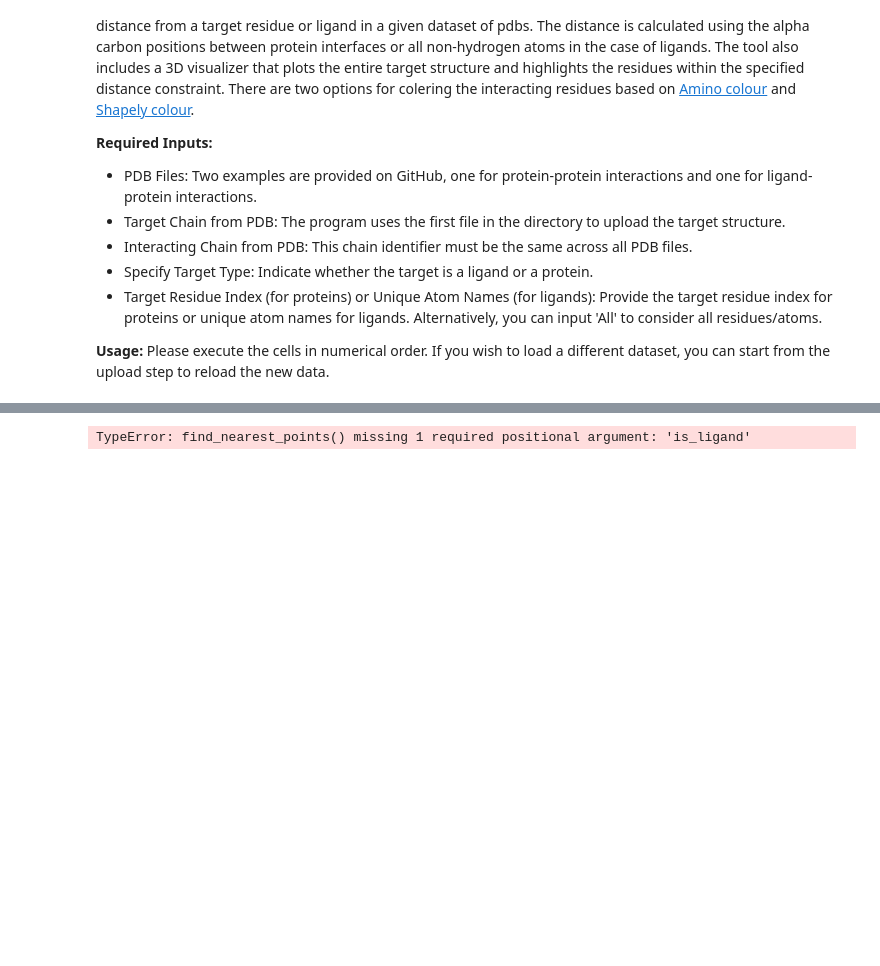
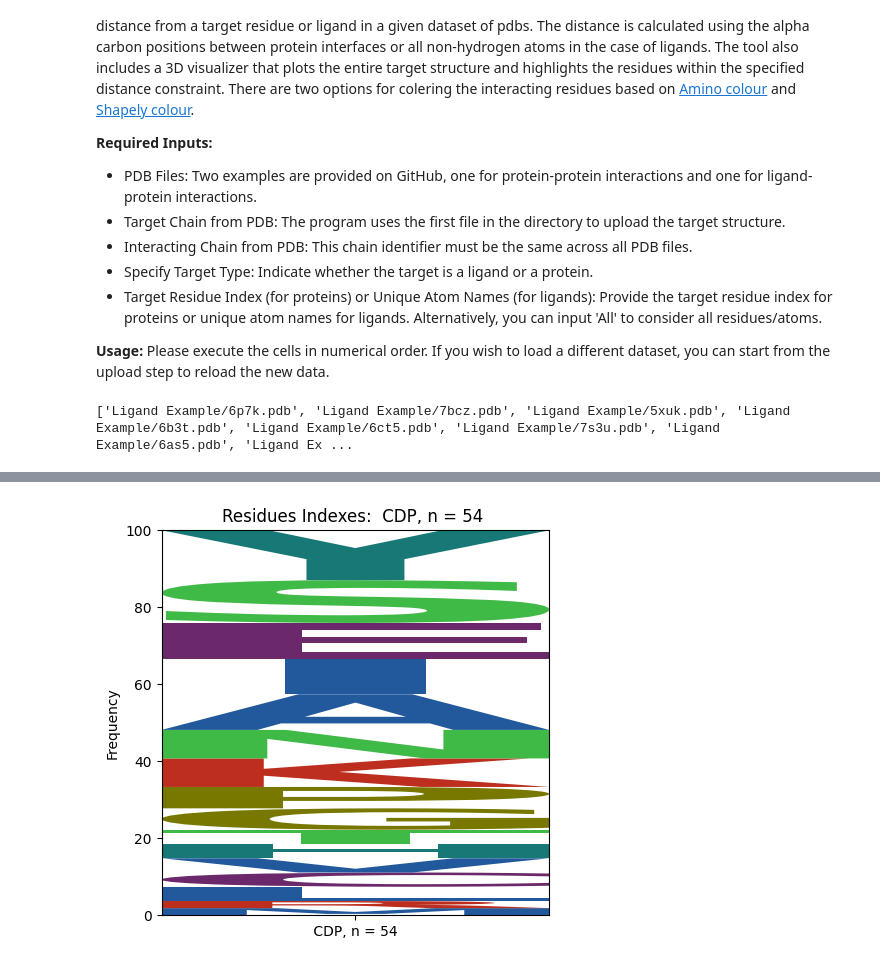
Before and after one commit to DanielP520/sequence_logo_project, a Jupyter notebook: LogoMaker.ipynb, the cells around one changed output, grey strips where cells are left out. Cells and saved outputs as stored; diff of their text form; code cells hidden in the pictures; blank space fills up the shorter version.

```diff
--- a/LogoMaker.ipynb
+++ b/LogoMaker.ipynb
@@ -66,7 +69,7 @@ protein_protein_example_data = False  #@param {type:"boolean"}
 protein_ligand_example_data = True  #@param {type:"boolean"}
 if uploaded_data_set:
   zip_files = glob.glob("temp/" +"*.zip")
-  files = zip_files + tar_files + rar_files
+  files = zip_files
   pdb_files =[]
   for zip in files:
       extract_file(zip, "temp")
@@ -77,6 +80,10 @@ elif protein_ligand_example_data:
   pdb_files = glob.glob("Ligand Example/" + "*.pdb")
 elif protein_protein_example_data:
     pdb_files = glob.glob("Protein Example/" + "*.pdb")
+
+print(pdb_files)
+# %% [output]
+['Ligand Example/6p7k.pdb', 'Ligand Example/7bcz.pdb', 'Ligand Example/5xuk.pdb', 'Ligand Example/6b3t.pdb', 'Ligand Example/6ct5.pdb', 'Ligand Example/7s3u.pdb', 'Ligand Example/6as5.pdb', 'Ligand Ex ...
 # %%
 #@title ##3. Select target and binding chains.
 
@@ -84,11 +91,11 @@ elif protein_protein_example_data:
 
 #@markdown You can also type 'all' to plot all residues or atoms.
 
-target_chain = ""#@param {type:"string"}
-binding_chain = ""#@param {type:"string"}
-to_plot = "all\""#@param {type:"string"}
-is_ligand = False #@param {type:"boolean"}
-distance = '' #@param {type:"string"}
+target_chain = "X"#@param {type:"string"}
+binding_chain = "A"#@param {type:"string"}
+to_plot = "all"#@param {type:"string"}
+is_ligand = True #@param {type:"boolean"}
+distance = '8' #@param {type:"string"}
 distance = int(distance)
 
 if to_plot == "all":
@@ -100,13 +107,11 @@ else:
     else:
       plot_list =[int(x) for x in to_plot.split(",")]
 # %%
-
-
 #@title #4. Plot points in 3d viewer
 #@markdown This might take a couple of minutes depending of the size of the data set. Takes ~1 around one minute for protein-protein example.
 from matplotlib.pyplot import plot
 configure_plotly_browser_state()
-df_target,df_binder = sequence_logo_main.plot(pdb_files, target_chain,binding_chain,is_ligand,plot_list)
+df_target,df_binder = sequence_logo_main.plot(pdb_files, target_chain,binding_chain,is_ligand,plot_list, distance)
 # %% [output]
 [interactive output not drawn]
 # %%
@@ -116,7 +121,7 @@ df_target,df_binder = sequence_logo_main.plot(pdb_files, target_chain,binding_ch
 #@markdown Enter the residue number or carbon names to graph and separated by a commas.
 #@markdown
 #@markdown If there are no residues within the given range, next cell will not execute.
-sequence_logo_targets = "241,242,243"#@param {type:"string"}
+sequence_logo_targets = "CDP"#@param {type:"string"}
 
 if is_ligand:
   plot_list = [str(x) for x in sequence_logo_targets.split(",")]
@@ -125,9 +130,9 @@ else:
 # %%
 #@title #6.  Generate sequence logos
 #@markdown Select if you'd like to only see the combained logo.
 
-combined = False #@param {type:"boolean" }
+combined = True #@param {type:"boolean" }
 %matplotlib inline
 sequence_logo_main.sequence_logos(df_target,df_binder, plot_list, is_ligand,combined, distance)
 # %% [output]
-TypeError: find_nearest_points() missing 1 required positional argument: 'is_ligand'
+[figure, added]
```
Also changed, not shown: parts of 1 cell of this notebook.
